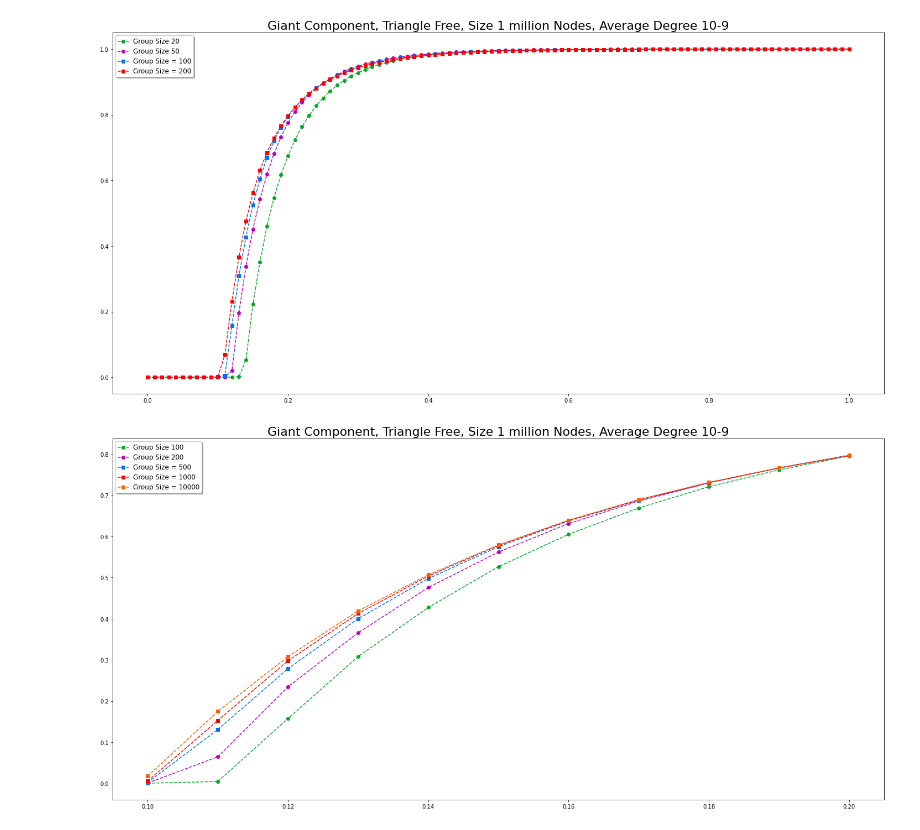
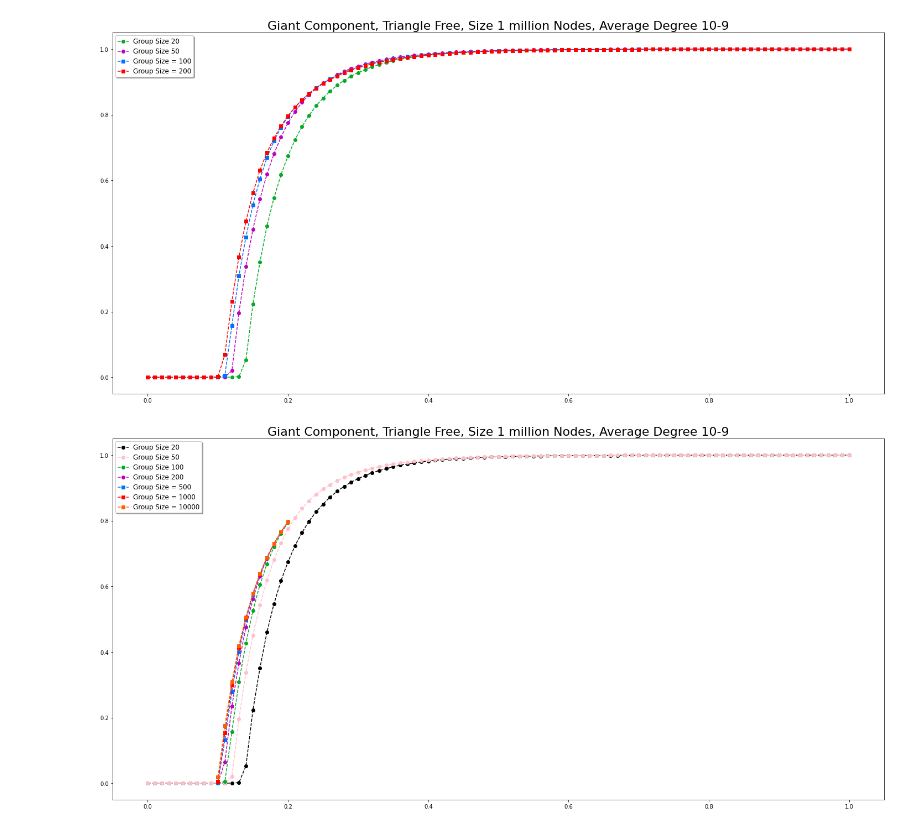
Before and after one commit to NatalieEO/SIR-Newman-Graph-Experiments, a Jupyter notebook: TrialData/BigGraphExperiments/Triangle Free, Giant Component, Varying Group Size.ipynb, the cells around one changed output. Cells and saved outputs as stored; diff of their text form; code cells hidden in the pictures.

```diff
--- a/TrialData/BigGraphExperiments/Triangle Free, Giant Component, Varying Group Size.ipynb
+++ b/TrialData/BigGraphExperiments/Triangle Free, Giant Component, Varying Group Size.ipynb
@@ -55,19 +81,21 @@ TriangleFree_GS10000_AD10_9 = createChart("../1milData/giantComponent/GC-Partial
 # %%
 mp.figure(figsize=(25,12))
 mp.title('Giant Component, Triangle Free, Size 1 million Nodes, Average Degree 10-9', fontsize=22)
 
+mp.plot(TriangleFree_GS20_AD10_9, 'mo--', color='black', label='Group Size 20')
+mp.plot(TriangleFree_GS50_AD10_9, 'mo--', color='pink', label='Group Size 50')
 mp.plot(TriangleFree_GS100_AD10_9, 'mo--', color='#02AA28',label='Group Size 100')
 mp.plot(TriangleFree_GS200_AD10_9, 'mo--', label='Group Size 200')
 mp.plot(TriangleFree_GS500_AD10_9, 'ms--', color = '#0070FF', label='Group Size = 500')
 mp.plot(TriangleFree_GS1000_AD10_9, 'ms--', color = '#FF0000', label='Group Size = 1000')
 mp.plot(TriangleFree_GS10000_AD10_9, 'ms--', color = '#FF5E00', label='Group Size = 10000')
 
 legend = mp.legend(loc='upper left', shadow=True)
 for label in legend.get_texts():
     label.set_fontsize('large')
 
 for label in legend.get_lines():
     label.set_linewidth(1.5)
 mp.show()
 # %% [output]
-[figure, old version]
+[figure, new version]
```
Also changed, not shown: parts of 3 cells of this notebook.
